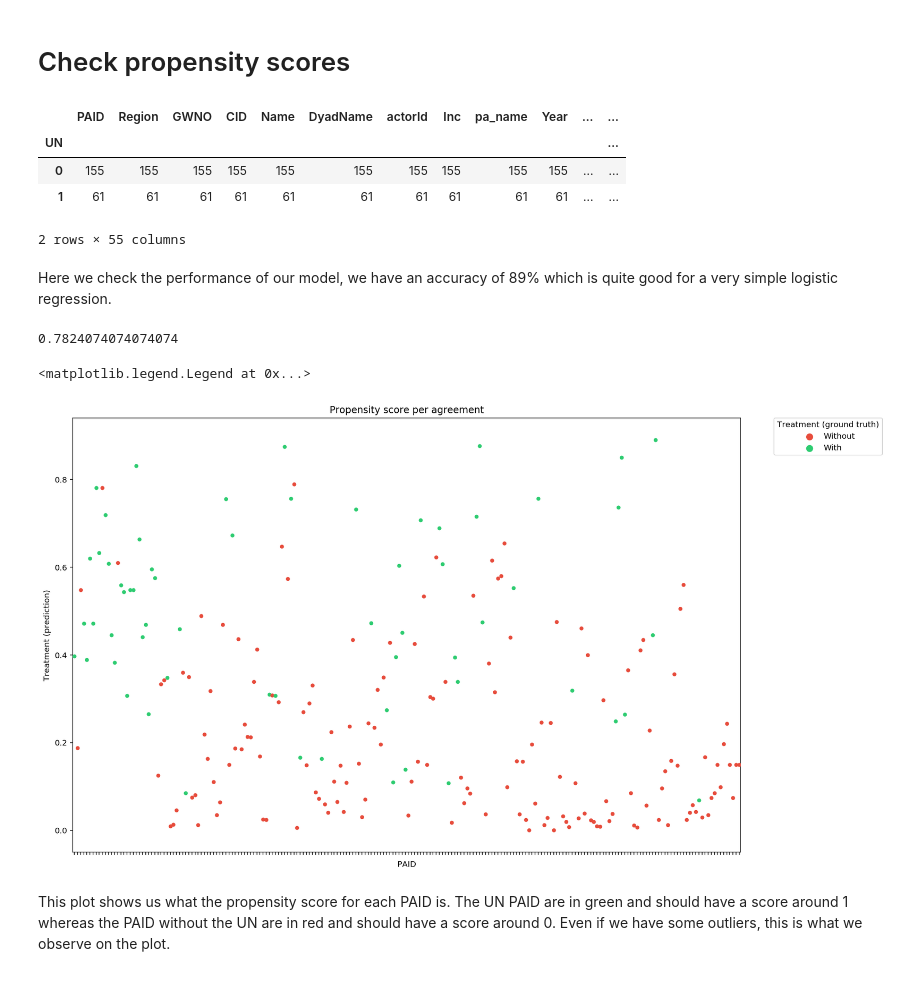
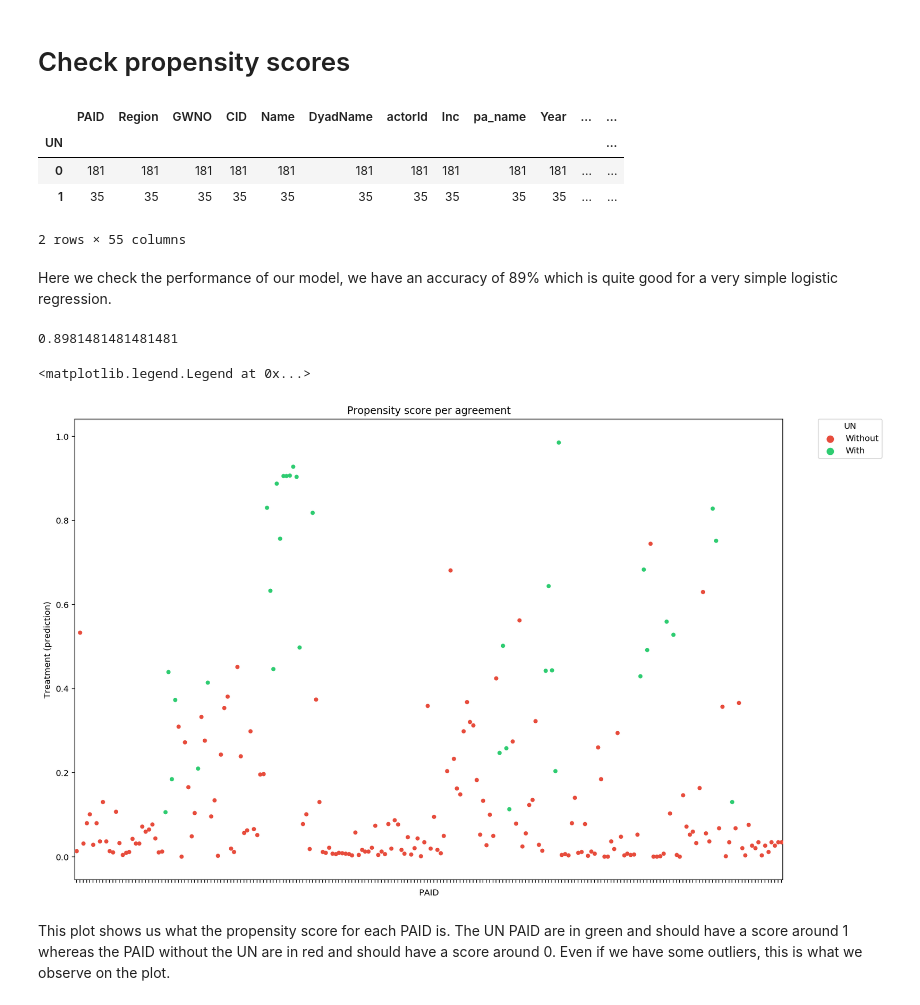
Before and after one commit to rbsteinm/AppliedDataAnalysis, a Jupyter notebook: project/DataExploration.ipynb, the cells around one changed output. Saved outputs shown, nothing was run; the diff lists cells and outputs as text; code cells hidden in the pictures.

```diff
--- a/project/DataExploration.ipynb
+++ b/project/DataExploration.ipynb
@@ -512,10 +512,8 @@ pa.drop(columns=cols, inplace=True)
 # %%
 #some further cleaning
 pa_UN = pa[pa['pa_3rd'].astype(str).str.contains('UN')]
+pa["UN"] = [1 if ele in pa_UN.CID else 0 for ele in pa.CID]
 
-inter = list(set(pa_UN.PAID).intersection(pa.PAID))
-
-pa["UN"] = [1 if ele in inter else 0 for ele in pa.PAID]
 to_be_categorical = ['termdur' , 'noconf11' , 'CoVi01' ,'DyVi05' ]
 for categ in to_be_categorical:
     pa[categ] = pd.Categorical(pa[categ] , pa[categ].unique())
@@ -523,8 +521,8 @@ pa.groupby('UN').count()
 # %% [output]
 |  | PAID | Region | GWNO | CID | Name | DyadName | actorId | Inc | pa_name | Year | ... | ... |
 | UN |  |  |  |  |  |  |  |  |  |  |  | ... |
-| 0 | 155 | 155 | 155 | 155 | 155 | 155 | 155 | 155 | 155 | 155 | ... | ... |
-| 1 | 61 | 61 | 61 | 61 | 61 | 61 | 61 | 61 | 61 | 61 | ... | ... |
+| 0 | 181 | 181 | 181 | 181 | 181 | 181 | 181 | 181 | 181 | 181 | ... | ... |
+| 1 | 35 | 35 | 35 | 35 | 35 | 35 | 35 | 35 | 35 | 35 | ... | ... |
 2 rows × 55 columns
 # %%
 import sklearn.linear_model
@@ -543,18 +541,18 @@ Here we check the performance of our model, we have an accuracy of 89% which is
 #Check the performance of the model
 sum(model.predict(pa_reg) == pa.UN)/len(pa_reg)
 # %% [output]
-0.7824074074074074
+0.8981481481481481
 # %%
 #Scatter plot of the propensity score
 plt.figure(figsize=(15, 10))
 pa['pred'] = pred[:,1]
 ax = sns.stripplot(x='PAID', y='pred', hue='UN', data=pa, palette={0:"#e74c3c", 1: "#2ecc71"})
 ax.set(xticklabels=[], ylabel='Treatment (prediction)')
 plt.title('Propensity score per agreement')
-plt.legend(bbox_to_anchor=(1.05, 1), loc=2, borderaxespad=0., handles=ax.get_legend_handles_labels()[0], labels=['Without', 'With'], title='Treatment (ground truth)')
+plt.legend(bbox_to_anchor=(1.05, 1), loc=2, borderaxespad=0., handles=ax.get_legend_handles_labels()[0], labels=['Without', 'With'], title='UN')
 # %% [output]
 <matplotlib.legend.Legend at 0x...>
-[figure, old version]
+[figure, new version]
 # %% [markdown]
 This plot shows us what the propensity score for each PAID is. The UN PAID are in green and should have a score around 1 whereas the PAID without the UN are in red and should have a score around 0. Even if we have some outliers, this is what we observe on the plot.
 # %%
```
Also changed, not shown: parts of 4 cells of this notebook.
